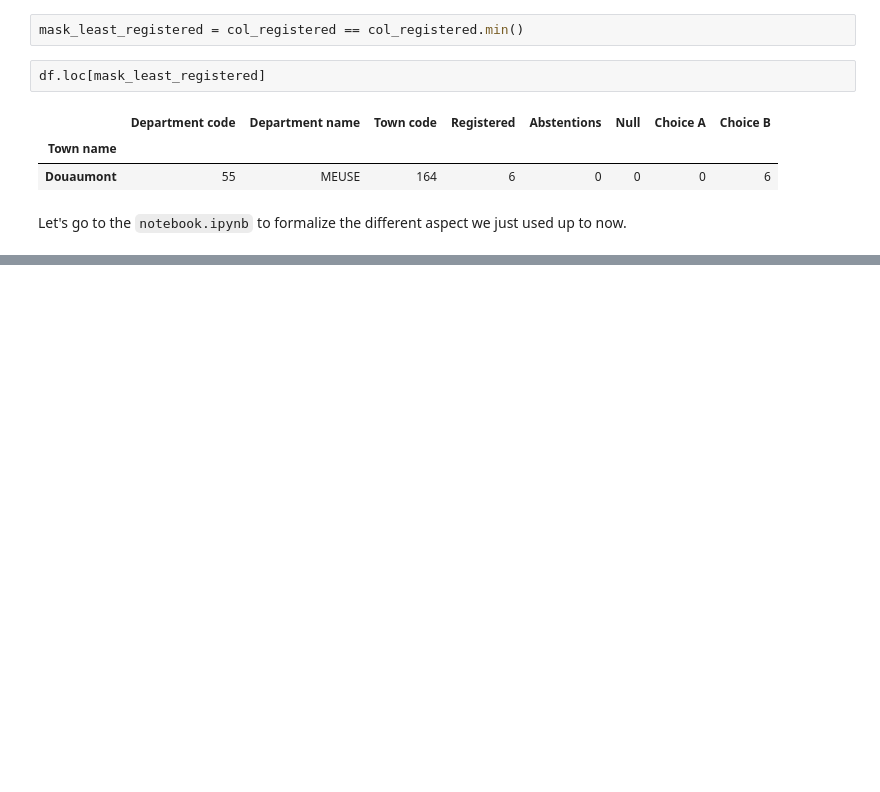
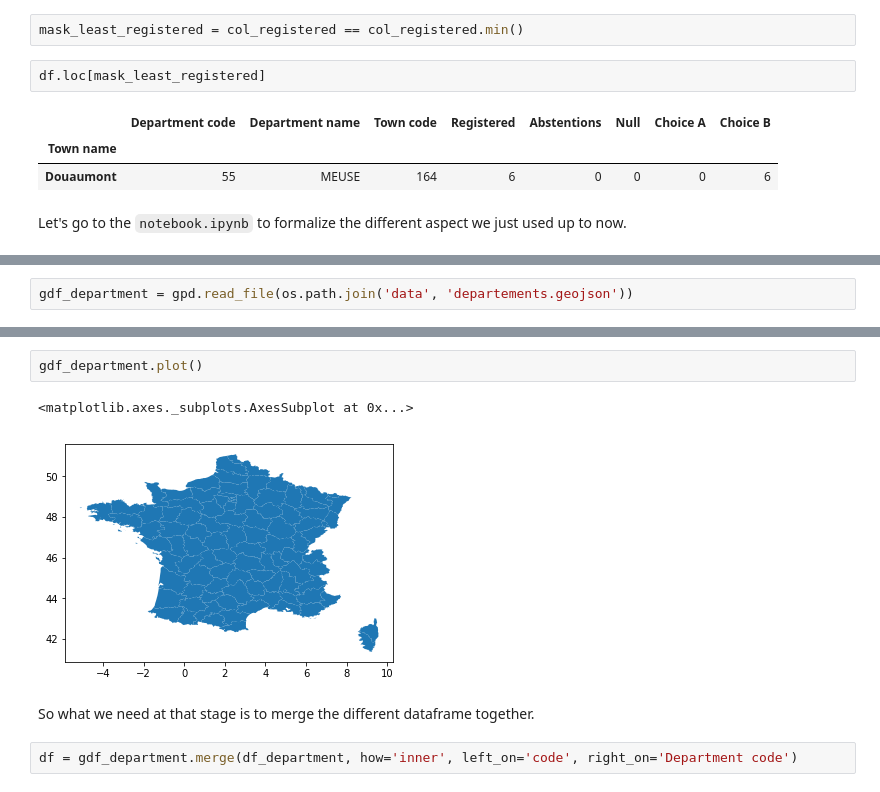
Before and after one commit to glemaitre/x_exed_03_2019, a Jupyter notebook: 02_pandas/use_case.ipynb, the cells around one changed output, grey strips where cells are left out. Drawn from its saved outputs; the diff is of its cells as text; blank space fills up the shorter version.

```diff
--- a/02_pandas/use_case.ipynb
+++ b/02_pandas/use_case.ipynb
@@ -145,0 +192,2 @@ Let's go to the `notebook.ipynb` to formalize the different aspect we just used
+# %%
+gdf_department = gpd.read_file(os.path.join('data', 'departements.geojson'))
@@ -145,0 +207,9 @@ Let's go to the `notebook.ipynb` to formalize the different aspect we just used
+# %%
+gdf_department.plot()
+# %% [output]
+<matplotlib.axes._subplots.AxesSubplot at 0x...>
+[figure, added]
+# %% [markdown]
+So what we need at that stage is to merge the different dataframe together.
+# %%
+df = gdf_department.merge(df_department, how='inner', left_on='code', right_on='Department code')
```
Also changed, not shown: parts of 21 cells of this notebook, 1 other file.
